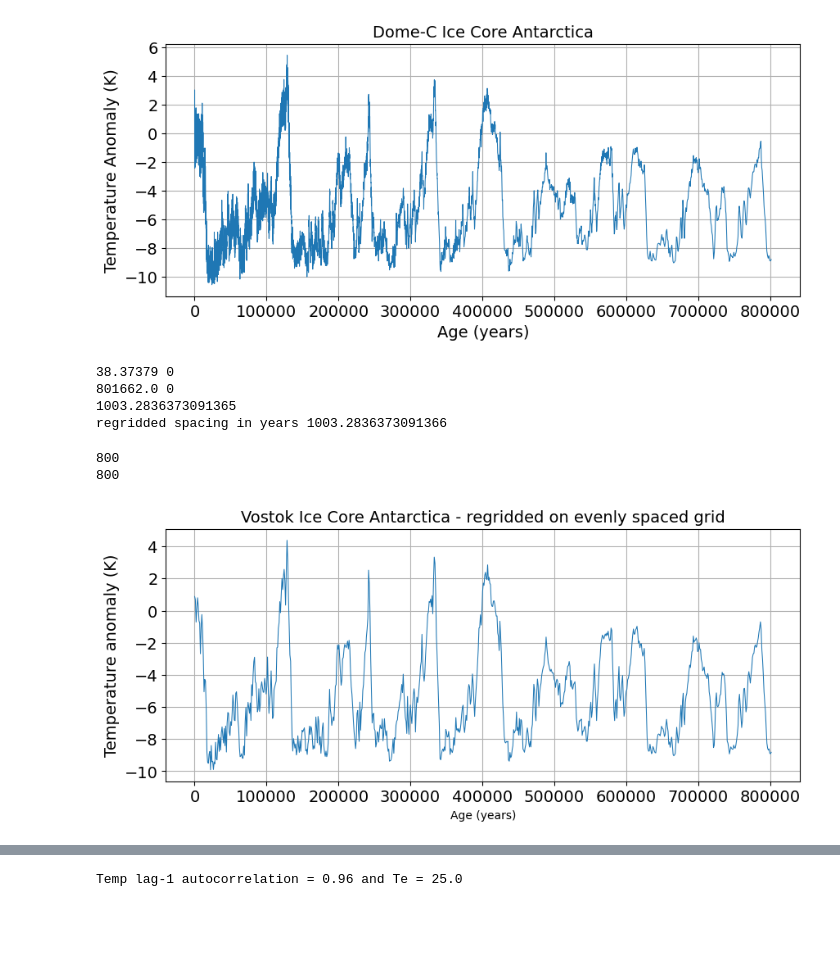
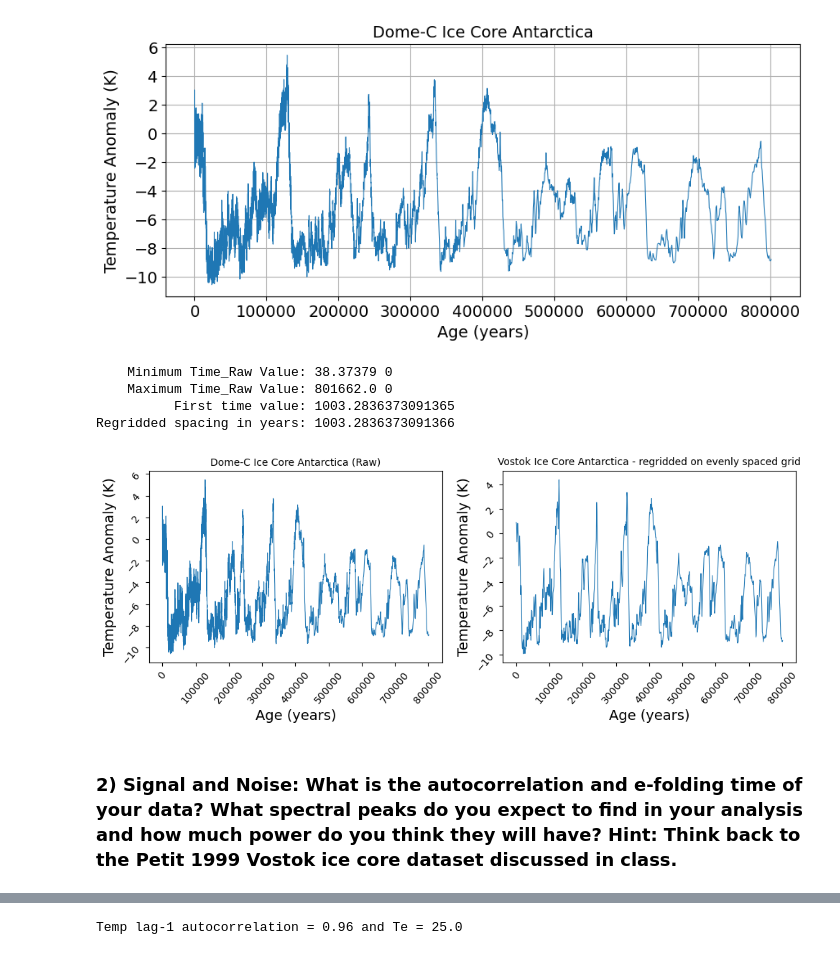
Before and after one commit to KateyCDong/ATOC_5860, a Jupyter notebook: applicationlab4/ATOC5860_applicationlab4_fft_EPICA.ipynb, the cells around one changed output, grey strips where cells are left out. Saved outputs shown, nothing was run; the diff lists cells and outputs as text; code cells hidden in the pictures; blank space fills up the shorter version.

```diff
--- a/applicationlab4/ATOC5860_applicationlab4_fft_EPICA.ipynb
+++ b/applicationlab4/ATOC5860_applicationlab4_fft_EPICA.ipynb
@@ -83,6 +89,10 @@ plt.grid()
 # %% [output]
 [figure]
 # %%
+"""
+Regridding process
+"""
+
 ## PROBLEM FOR FFT ANALYSIS: Raw data are not evenly spaced in time.
 ## Need to fix that as FFT requires data on evenly spaced grid
 
@@ -91,40 +101,36 @@ plt.grid()
 dt=np.diff(time_raw.values)
 #print(dt)
 #print(round(np.mean(dt),0))
-print(min(time_raw.values),0)
-print(max(time_raw.values),0)
+print('    Minimum Time_Raw Value:', min(time_raw.values),0)
+print('    Maximum Time_Raw Value:',max(time_raw.values),0)
 
 ### Define the grid
 time=np.linspace(min(time_raw.values),max(time_raw.values),800)
 #time=np.linspace(min(time_raw.values),max(time_raw.values),max(time_raw.values)-min(time_raw.values)+1)
 #print(time)
 dt=np.diff(time)
-print(dt[0])
+print('          First time value:', dt[0])
 dt_regrid=dt[0]
 
 ## Interpolate raw data to an evenly spaced grid
 data=np.interp(time,time_raw,data_raw)
-print('regridded spacing in years',dt[1])
+print('Regridded spacing in years:',dt[1])
 # %% [output]
-38.37379 0
-801662.0 0
-1003.2836373091365
-regridded spacing in years 1003.2836373091366
+    Minimum Time_Raw Value: 38.37379 0
+    Maximum Time_Raw Value: 801662.0 0
+          First time value: 1003.2836373091365
+Regridded spacing in years: 1003.2836373091366
 # %%
 ## Plot data on evenly spaced grid
-fig = plt.figure(figsize=(10,4))
-plt.plot(time,data, lw=.75)
-plt.ylabel(data_units,fontsize=14)
-plt.xticks(fontsize=14)
-plt.yticks(fontsize=14)
-plt.title("Vostok Ice Core Antarctica - regridded on evenly spaced grid",fontsize=14)
-plt.grid()
-plt.ylabel('Temperature anomaly (K)')
-plt.xlabel('Age (years)')
+# fig = plt.figure(figsize=(10,4))
+# plt.plot(time,data, lw=.75)
+# plt.ylabel(data_units,fontsize=14)
+# plt.xticks(fontsize=14)
+# plt.yticks(fontsize=14)
+# plt.title("Vostok Ice Core Antarctica - regridded on evenly spaced grid",fontsize=14)
+# plt.grid()
+# plt.ylabel('Temperature anomaly (K)')
+# plt.xlabel('Age (years)')
 #plt.savefig('XX.pdf', dpi=300, format='png')
-print(len(data))
-print(len(time))
+# print(len(data))
+# print(len(time))
-# %% [output]
-800
-800
-[figure, removed]
@@ -133,0 +137,27 @@ data=data-data.mean()
+# %%
+f, ax = plt.subplots(1,2, figsize=(10,4))
+ax[0].plot(time_raw.values,data_raw, lw=.75)
+ax[0].set_title("Dome-C Ice Core Antarctica (Raw)",fontsize=10)
+plt.grid()
+# plt.xticks(fontsize=14)
+# plt.yticks(fontsize=14)
+
+ax[1].plot(time,data, lw=.75)
+ax[1].set_title("Vostok Ice Core Antarctica - regridded on evenly spaced grid",fontsize=10)
+plt.grid()
+# plt.xticks(fontsize=14)
+# plt.yticks(fontsize=14)
+
+
+for i in range(2):
+    ax[i].set_ylabel(data_units,fontsize=9)
+    ax[i].set_xlabel('Age (years)',fontsize=14)
+    ax[i].set_ylabel('Temperature Anomaly (K)',fontsize=14)
+    ax[i].tick_params(rotation=50)
+
+
+f.tight_layout()
+# %% [output]
+[figure, added]
+# %% [markdown]
+### 2) Signal and Noise: What is the autocorrelation and e-folding time of your data?  What spectral peaks do you expect to find in your analysis and how much power do you think they will have?  Hint: Think back to the Petit 1999 Vostok ice core dataset discussed in class.
```
Also changed, not shown: parts of 21 cells of this notebook, 1 other file.
